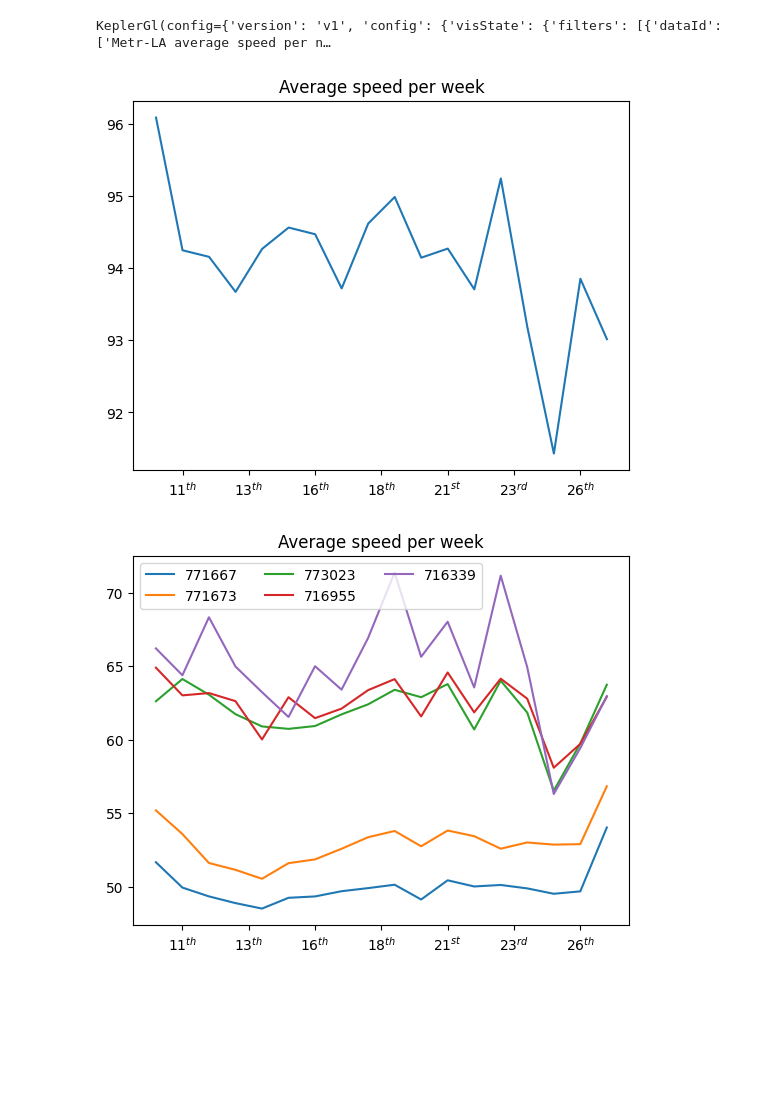
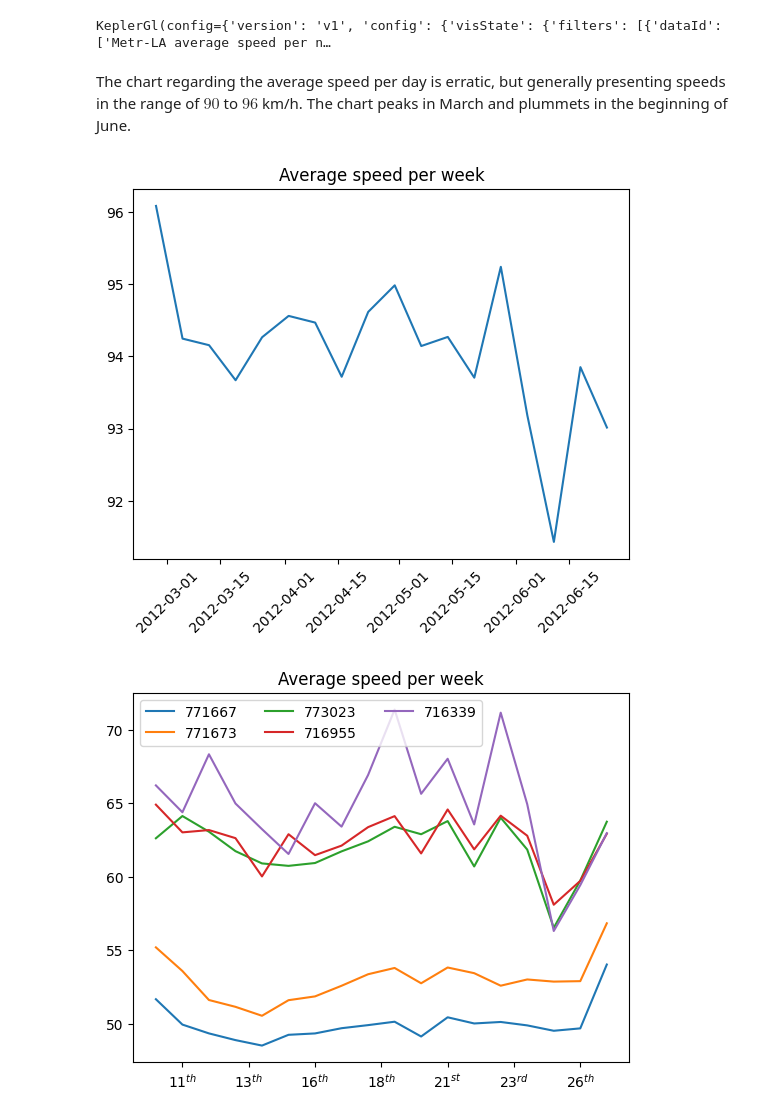
Before and after one commit to RiccardoSpolaor/Verbal-Explanations-of-Spatio-Temporal-Graph-Neural-Networks-for-Traffic-Forecasting, a Jupyter notebook: notebooks/Metr-LA Data Analysis.ipynb, the cells around one changed output. Drawn from its saved outputs; the diff is of its cells as text; code cells hidden in the pictures; blank space fills up the shorter version.

```diff
--- a/notebooks/Metr-LA Data Analysis.ipynb
+++ b/notebooks/Metr-LA Data Analysis.ipynb
@@ -516,26 +591,28 @@ User Guide: https://docs.kepler.gl/docs/keplergl-jupyter
 kepler_map
 # %% [output]
 KeplerGl(config={'version': 'v1', 'config': {'visState': {'filters': [{'dataId': ['Metr-LA average speed per n…
+# %% [markdown]
+The chart regarding the average speed per day is erratic, but generally presenting speeds in the range of $90$ to $96$ km/h. The chart peaks in March and plummets in the beginning of June.
 # %%
 #grouped = grouped_by_week_of_the_year.sum()
 grouped = grouped_by_week_of_the_year.groupby(
-    grouped_by_week_of_the_year.to_timestamp().index.isocalendar().week.to_list())
-res = grouped.mean()
-res = res.mean(axis=1)
+    grouped_by_week_of_the_year.index.to_timestamp())
+grouped = grouped.mean()
+res = grouped.mean(axis=1)
 f, ax = plt.subplots()
 ax.plot(res.index, res.values)
 def format_week(week: float):
     date_suffix = [r'$^{th}$', r'$^{st}$', r'$^{nd}$', r'$^{rd}$']
     str_week = int(week) + 1
     if str_week % 10 in [1, 2, 3] and str_week % 100 not in [11, 12, 13]:
         return str(str_week) + date_suffix[str_week % 10]
     else:
         return str(str_week) + date_suffix[0]
-ax.set_xticklabels(map(format_week, ax.get_xticks()))
+ax.set_xticklabels(ax.get_xticklabels(), rotation=45)
 ax.set_title('Average speed per week')
 plt.show()
 # %% [output]
-[figure, old version]
+[figure, new version]
 # %%
 grouped = grouped_by_week_of_the_year.groupby(
     grouped_by_week_of_the_year.to_timestamp().index.isocalendar().week.to_list())
```
Also changed, not shown: parts of 29 cells of this notebook, 1 other file.
